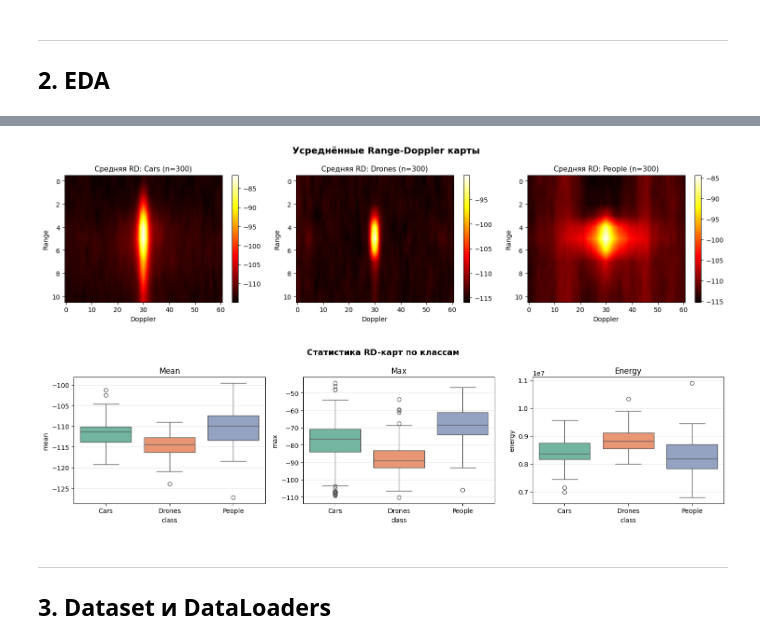
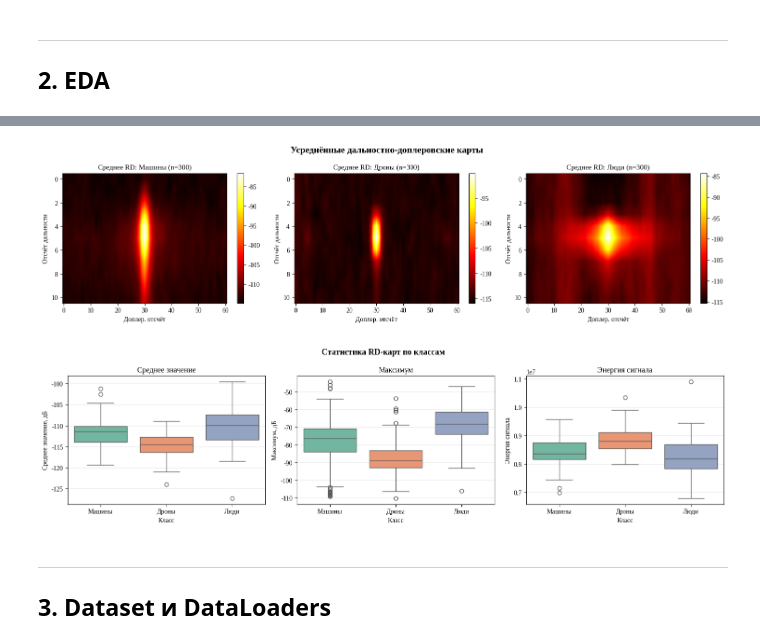
Before and after one commit to PatheticOTD/drone_detection, a Jupyter notebook: ipynb notebooks/drone-radar-final.ipynb, the cells around one changed output, grey strips where cells are left out. Saved outputs shown, nothing was run; the diff lists cells and outputs as text; code cells hidden in the pictures.

```diff
--- a/ipynb notebooks/drone-radar-final.ipynb
+++ b/ipynb notebooks/drone-radar-final.ipynb
@@ -194,20 +256,21 @@ fig, axes = plt.subplots(NUM_CLASSES, n_examples, figsize=(4*n_examples, 3.5*NUM
 if NUM_CLASSES == 1: axes = axes.reshape(1, -1)
 
 for row, cls_name in enumerate(class_names):
+    cls_ru = CLASS_NAMES_RU.get(cls_name, cls_name)
     samples = df[df['class_name']==cls_name].sample(n_examples, random_state=SEED)
     for col, (_, s) in enumerate(samples.iterrows()):
         rd = pd.read_csv(s['path'], header=None).values
         ax = axes[row, col]
         im = ax.imshow(rd, aspect='auto', cmap='viridis', interpolation='nearest')
-        ax.set_xlabel('Doppler bin')
+        ax.set_xlabel('Доплеровский отсчёт')
         if col == 0:
-            ax.set_ylabel(f'{cls_name}\nRange bin', fontsize=11, fontweight='bold')
+            ax.set_ylabel(f'{cls_ru}\nОтсчёт дальности', fontsize=11, fontweight='bold')
         else:
-            ax.set_ylabel('Range bin')
-        ax.set_title(f'{cls_name} #{col+1}', fontsize=10)
+            ax.set_ylabel('Отсчёт дальности')
+        ax.set_title(f'{cls_ru} №{col+1}', fontsize=10)
         plt.colorbar(im, ax=ax, fraction=0.046)
 
-plt.suptitle('Range-Doppler карты (FMCW 8.75 ГГц)', fontsize=14, fontweight='bold')
+plt.suptitle('Дальностно-доплеровские карты (FMCW 8.75 ГГц)', fontsize=14, fontweight='bold')
 plt.tight_layout()
 plt.savefig(VIZ_DIR/'rd_map_examples.png', dpi=150, bbox_inches='tight')
 plt.show()
@@ -219,6 +282,7 @@ fig, axes = plt.subplots(1, NUM_CLASSES, figsize=(5*NUM_CLASSES, 4))
 if NUM_CLASSES == 1: axes = [axes]
 
 for i, cls_name in enumerate(class_names):
+    cls_ru = CLASS_NAMES_RU.get(cls_name, cls_name)
     cls_df = df[df['class_name']==cls_name].sample(min(300, (df['class_name']==cls_name).sum()),
                                                     random_state=SEED)
     maps = []
@@ -231,41 +295,60 @@ for i, cls_name in enumerate(class_names):
     if maps:
         mean_map = np.mean(maps, axis=0)
         im = axes[i].imshow(mean_map, aspect='auto', cmap='hot', interpolation='bilinear')
-        axes[i].set_title(f'Средняя RD: {cls_name} (n={len(maps)})', fontsize=11)
-        axes[i].set_xlabel('Doppler'); axes[i].set_ylabel('Range')
+        axes[i].set_title(f'Среднее RD: {cls_ru} (n={len(maps)})', fontsize=11)
+        axes[i].set_xlabel('Доплер. отсчёт')
+        axes[i].set_ylabel('Отсчёт дальности')
         plt.colorbar(im, ax=axes[i])
 
-plt.suptitle('Усреднённые Range-Doppler карты', fontsize=14, fontweight='bold')
+plt.suptitle('Усреднённые дальностно-доплеровские карты', fontsize=14, fontweight='bold')
 plt.tight_layout()
 plt.savefig(VIZ_DIR/'mean_rd_maps.png', dpi=150, bbox_inches='tight')
 plt.show()
 # %% [output]
-[figure, old version]
+[figure, new version]
 # %%
 # Статистика
 stats = []
 for cls_name in class_names:
     cls_df = df[df['class_name']==cls_name].sample(min(300, (df['class_name']==cls_name).sum()),
                                                     random_state=SEED)
     for _, row in cls_df.iterrows():
         try:
             m = pd.read_csv(row['path'], header=None).values
-            stats.append({'class': cls_name, 'mean': m.mean(), 'std': m.std(),
+            stats.append({'class': cls_name,
+                          'class_ru': CLASS_NAMES_RU.get(cls_name, cls_name),
+                          'mean': m.mean(), 'std': m.std(),
                           'max': m.max(), 'energy': np.sum(m**2)})
         except: pass
 
 stats_df = pd.DataFrame(stats)
+
+# Русские названия метрик
+METRIC_RU = {
+    'mean':   'Среднее значение',
+    'max':    'Максимум',
+    'energy': 'Энергия сигнала',
+}
+YLABEL_RU = {
+    'mean':   'Среднее значение, дБ',
+    'max':    'Максимум, дБ',
+    'energy': 'Энергия сигнала',
+}
+
 fig, axes = plt.subplots(1, 3, figsize=(15, 4))
 for i, metric in enumerate(['mean', 'max', 'energy']):
-    sns.boxplot(data=stats_df, x='class', y=metric, ax=axes[i], palette='Set2')
-    axes[i].set_title(f'{metric.capitalize()}')
+    sns.boxplot(data=stats_df, x='class_ru', y=metric, ax=axes[i], palette='Set2')
+    axes[i].set_title(METRIC_RU[metric])
+    axes[i].set_xlabel('Класс')
+    axes[i].set_ylabel(YLABEL_RU[metric])
     axes[i].grid(axis='y', alpha=0.3)
+
 plt.suptitle('Статистика RD-карт по классам', fontsize=13, fontweight='bold')
 plt.tight_layout()
 plt.savefig(VIZ_DIR/'signal_statistics.png', dpi=150, bbox_inches='tight')
 plt.show()
 # %% [output]
-[figure, old version]
+[figure, new version]
 # %% [markdown]
 ---
 ## 3. Dataset и DataLoaders
```
Also changed, not shown: parts of 13 cells of this notebook, 24 other files.
